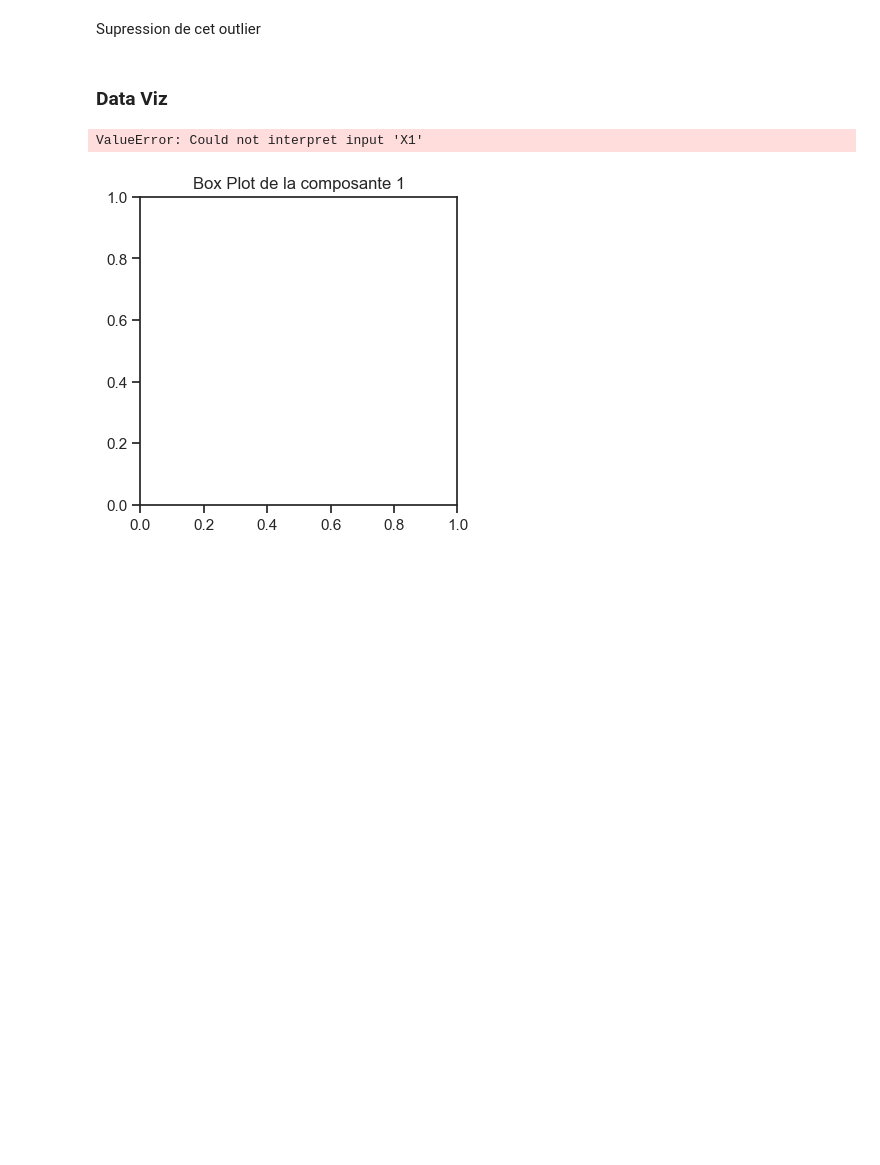
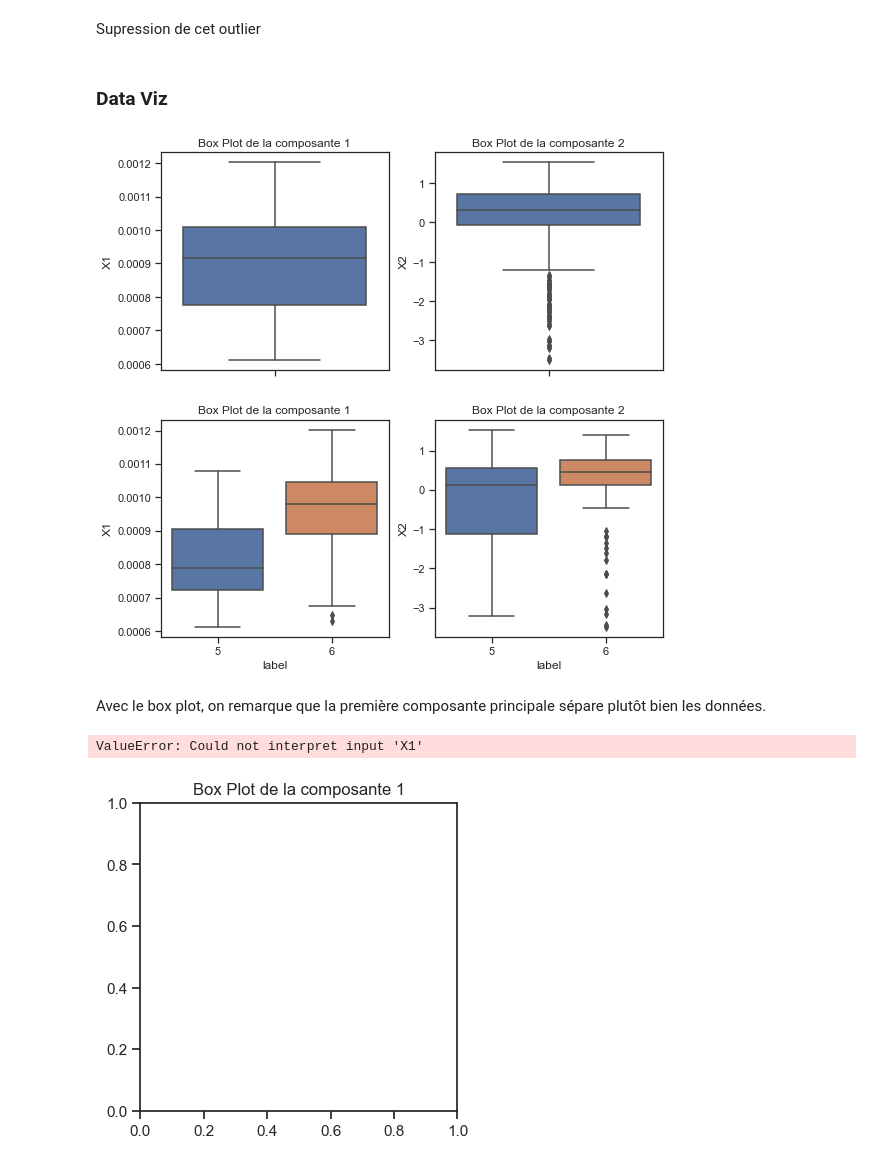
Before and after one commit to VictorCilleros/ML, a Jupyter notebook: TNE2_PCA_archive/TNE2_PCA.ipynb, the cells around one changed output. Cells and saved outputs as stored; diff of their text form; code cells hidden in the pictures; blank space fills up the shorter version.

```diff
--- a/TNE2_PCA_archive/TNE2_PCA.ipynb
+++ b/TNE2_PCA_archive/TNE2_PCA.ipynb
@@ -365,4 +371,31 @@ df = pd.DataFrame(np.vstack((X1,X2,class_train)).T,columns=["X1","X2","label"])
 df.label = df.label.apply(lambda x: int(x+5))
+# %%
+plt.figure(figsize=(9,4))
+plt.subplot(1,2,1)
+plt.title("Box Plot de la composante 1")
+sns.boxplot(df,y="X1")
+
+plt.subplot(1,2,2)
+plt.title("Box Plot de la composante 2")
+sns.boxplot(df,y="X2")
+plt.show()
+
+plt.figure(figsize=(9,4))
+plt.subplot(1,2,1)
+plt.title("Box Plot de la composante 1")
+sns.boxplot(df,y="X1",x="label")
+
+plt.subplot(1,2,2)
+plt.title("Box Plot de la composante 2")
+sns.boxplot(df,y="X2",x="label")
+plt.show()
+
+df.label = df.label.apply(lambda x: int(x+5))
+# %% [output]
+[figure, added]
+[figure, added]
+# %% [markdown]
+Avec le box plot, on remarque que la première composante principale sépare plutôt bien les données.
 # %%
 plt.figure(figsize=(9,4))
 plt.subplot(1,2,1)
```
Also changed, not shown: parts of 3 cells of this notebook.
